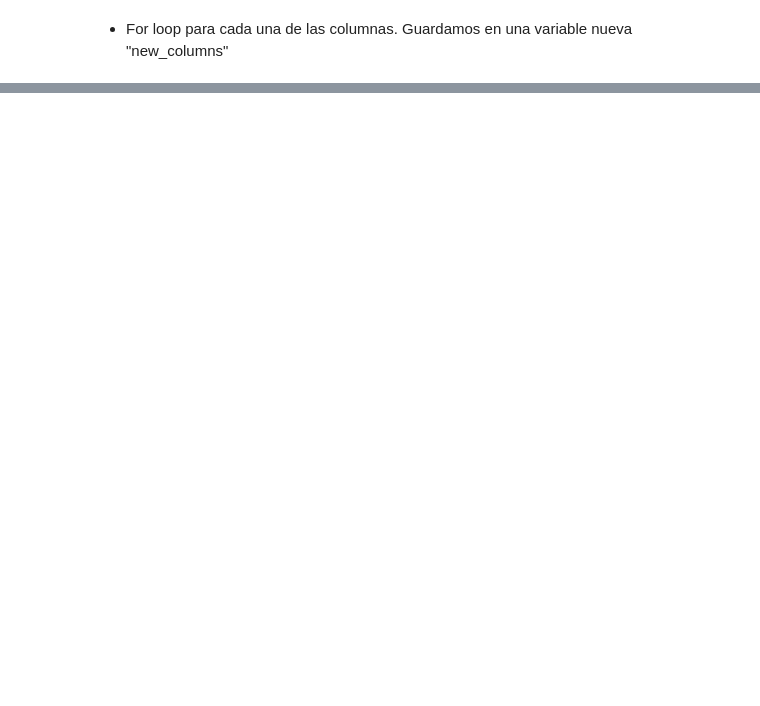
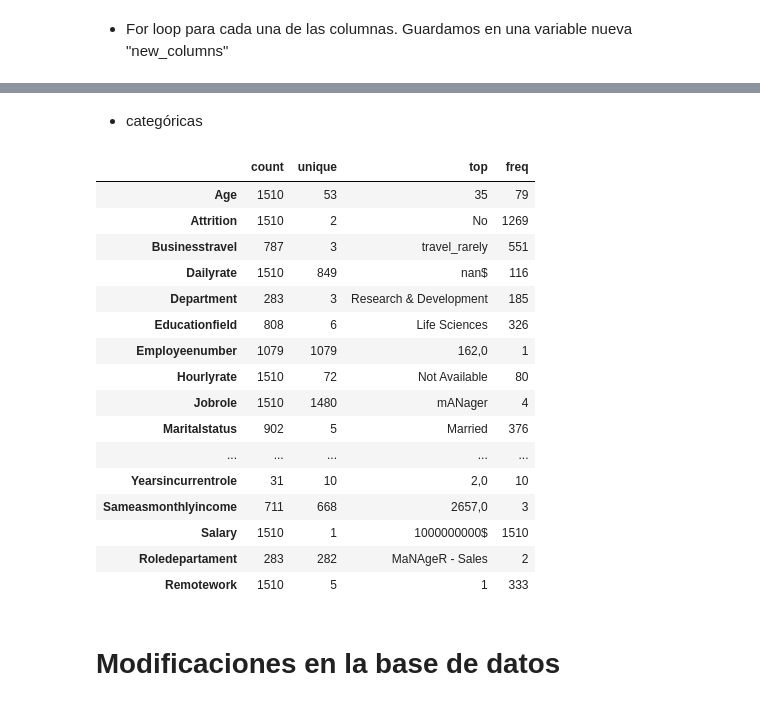
Before and after one commit to Adalab/proyecto-da-promo-F-modulo-3-team-6, a Jupyter notebook: 0_raw_data_base_columns.ipynb, the cells around one changed output, grey strips where cells are left out. Cells and saved outputs as stored; diff of their text form; code cells hidden in the pictures; blank space fills up the shorter version.

```diff
--- a/0_raw_data_base_columns.ipynb
+++ b/0_raw_data_base_columns.ipynb
@@ -103,0 +149,24 @@ df_rawdata.head()
+# %% [markdown]
+- categóricas
+# %%
+df_rawdata.describe(include="object").T
+# %% [output]
+|  | count | unique | top | freq |
+| Age | 1510 | 53 | 35 | 79 |
+| Attrition | 1510 | 2 | No | 1269 |
+| Businesstravel | 787 | 3 | travel_rarely | 551 |
+| Dailyrate | 1510 | 849 | nan$ | 116 |
+| Department | 283 | 3 | Research & Development | 185 |
+| Educationfield | 808 | 6 | Life Sciences | 326 |
+| Employeenumber | 1079 | 1079 | 162,0 | 1 |
+| Hourlyrate | 1510 | 72 | Not Available | 80 |
+| Jobrole | 1510 | 1480 | mANager | 4 |
+| Maritalstatus | 902 | 5 | Married | 376 |
+| ... | ... | ... | ... | ... |
+| Yearsincurrentrole | 31 | 10 | 2,0 | 10 |
+| Sameasmonthlyincome | 711 | 668 | 2657,0 | 3 |
+| Salary | 1510 | 1 | 1000000000$ | 1510 |
+| Roledepartament | 283 | 282 | MaNAgeR - Sales | 2 |
+| Remotework | 1510 | 5 | 1 | 333 |
+# %% [markdown]
+# Modificaciones en la base de datos
```
Also changed, not shown: parts of 40 cells of this notebook, 1 other file.
